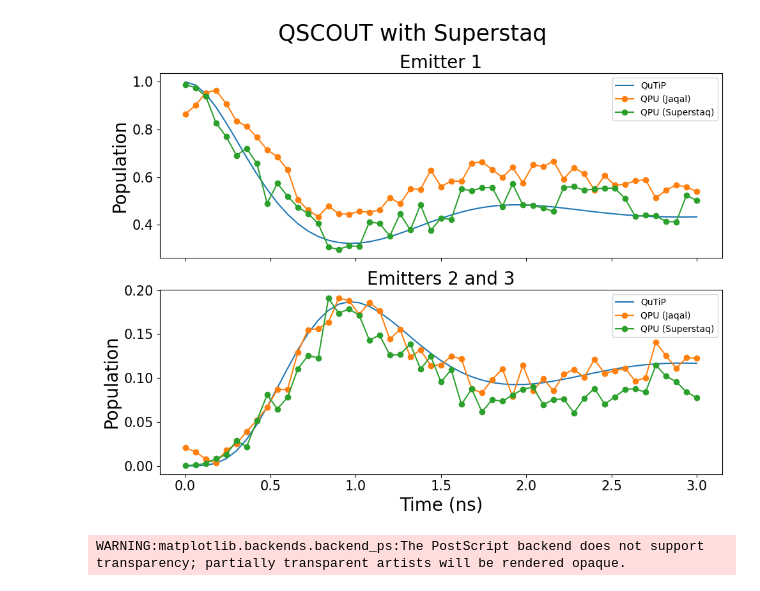
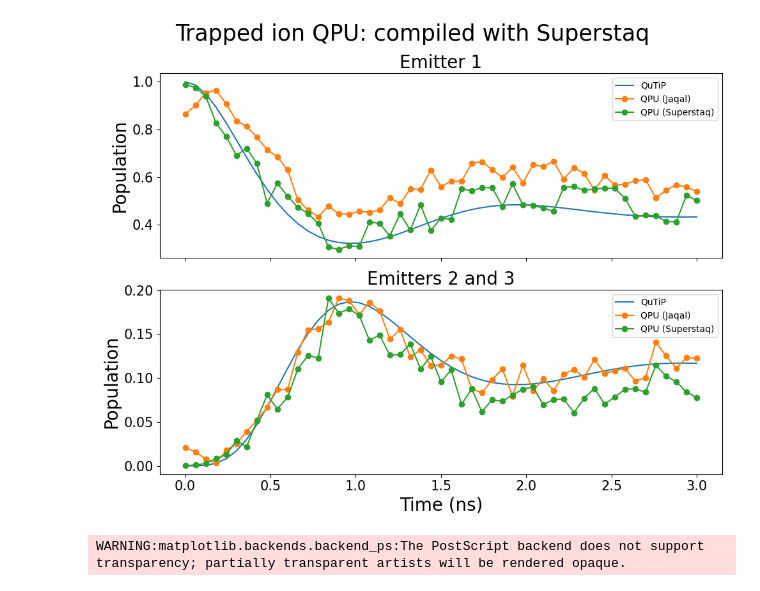
Before and after one commit to radulaski/CQED_quantum_simulation, a Jupyter notebook: notebooks/QSCOUT_Superstaq.ipynb, the cells around one changed output. Saved outputs shown, nothing was run; the diff lists cells and outputs as text; code cells hidden in the pictures.

Commit message:
update titles of qscout plots

```diff
--- a/notebooks/QSCOUT_Superstaq.ipynb
+++ b/notebooks/QSCOUT_Superstaq.ipynb
@@ -60,34 +60,34 @@ qscout_bitstrs = {
 # %%
 fig, axes = plt.subplots(2, 1, figsize=(10, 8))
 
 axes[0].set_title("Emitter 1", fontsize=20)
 axes[0].plot(qutip_results.index, qutip_results["Emitter 1"], label="QuTiP")
 axes[0].plot(times, jaqal_results["0010"], marker='o', label="QPU (Jaqal)")
 axes[0].plot(times, superstaq_results["1000"], marker='o', label="QPU (Superstaq)")
 axes[0].set_ylabel("Population", fontsize=20)
 axes[0].legend()
 axes[0].tick_params(axis='y', labelsize=15)
 axes[0].set_xticklabels([])
 
 axes[1].set_title("Emitters 2 and 3", fontsize=20)
 axes[1].plot(qutip_results.index, qutip_results["Emitter 2"], label="QuTiP")
 axes[1].plot(times, jaqal_results["avg_0100_1000"], marker='o', label="QPU (Jaqal)")
 axes[1].plot(times, superstaq_results["avg_0100_0010"], marker='o', label="QPU (Superstaq)")
 
 axes[1].set_ylabel("Population", fontsize=20)
 axes[1].legend()
 axes[1].tick_params(axis='y', labelsize=15)
 axes[1].tick_params(axis='x', labelsize=15)
 
 axes[1].set_xlabel("Time (ns)", fontsize=20)
 
 fig.suptitle("QSCOUT with Superstaq: SWAP mirroring", fontsize=25)
 plt.tight_layout()
 
-fig.suptitle("QSCOUT with Superstaq", fontsize=25)
+fig.suptitle("Trapped ion QPU: compiled with Superstaq", fontsize=25)
 plt.tight_layout()
 # %% [output]
-[figure, old version]
+[figure, new version]
 # %%
 fig.savefig("../figures/QSCOUT_superstaq.eps")
 # %% [output]
```
Also changed, not shown: 3 other files.
